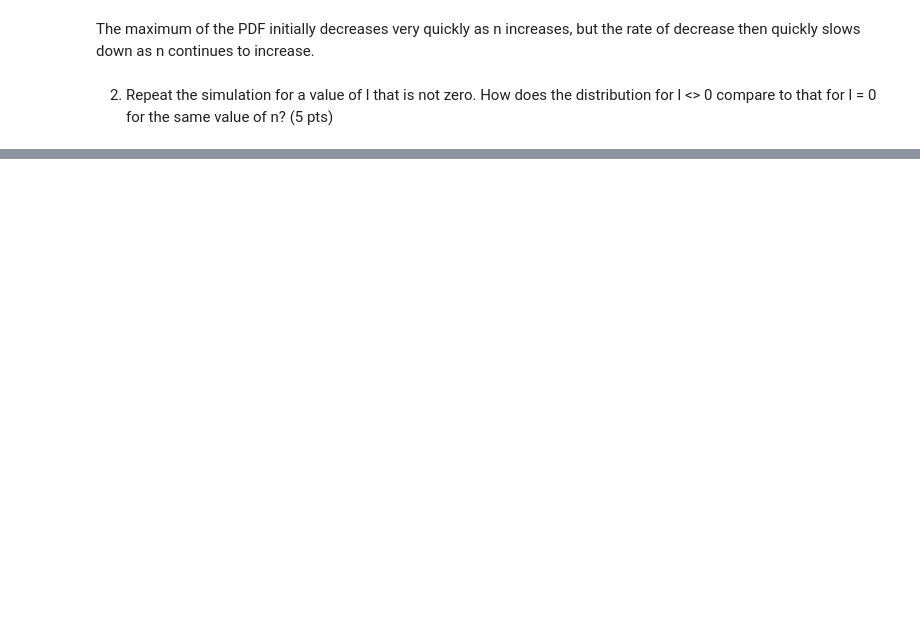
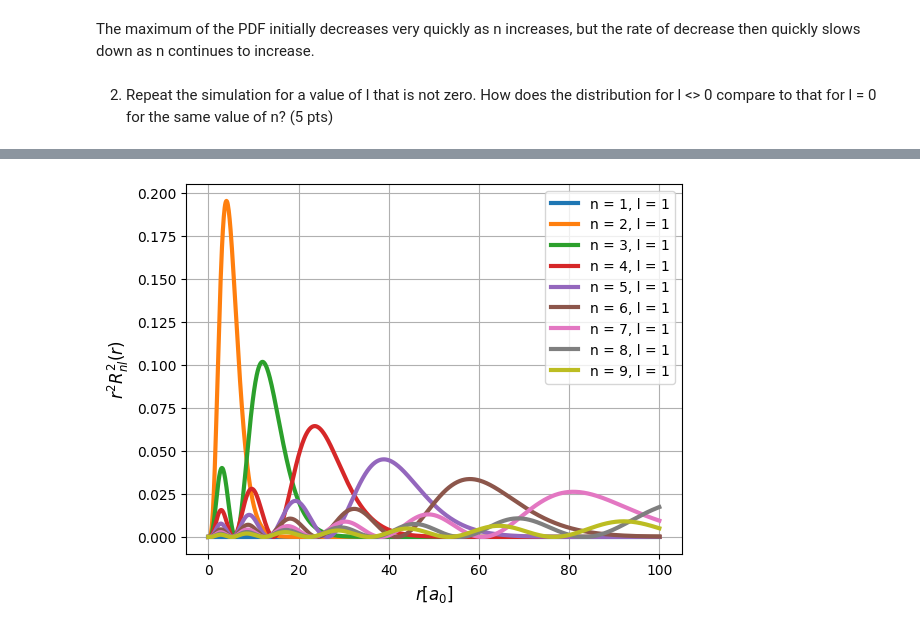
Before and after one commit to mikayla-eckelcifrese/EEE_434_functions, a Jupyter notebook: Project4_Atomic_Orbital_Simulation.ipynb, the cells around one changed output, grey strips where cells are left out. Saved outputs shown, nothing was run; the diff lists cells and outputs as text; code cells hidden in the pictures; blank space fills up the shorter version.

```diff
--- a/Project4_Atomic_Orbital_Simulation.ipynb
+++ b/Project4_Atomic_Orbital_Simulation.ipynb
@@ -21,24 +21,3 @@ for i in n:
 The maximum of the PDF initially decreases very quickly as n increases, but the rate of decrease then quickly slows down as n continues to increase.
 # %% [markdown]
 2. Repeat the simulation for a value of l that is not zero. How does the distribution for l <> 0 compare to that for l = 0 for the same value of n? (5 pts)
-# %%
-fig1, axs1 = plt.subplots(1, 3, figsize=(10, 6))
-fig2, axs2 = plt.subplots(1, 3, figsize=(10, 6))
-fig3, axs3 = plt.subplots(1, 3, figsize=(10, 6))
-
-
-n1 = [1, 2, 3]
-n2 = [4, 5, 6]
-n3 = [7, 8, 9]
-
-l = 1
-
-for i, ax in enumerate(axs1):
-    plot_rad_dist(n=n1[i], l = l, ax = ax)
-
-
-for i, ax in enumerate(axs2):
-    plot_rad_dist(n=n2[i], l = l, ax = ax)
-
-for i, ax in enumerate(axs3):
-    plot_rad_dist(n=n3[i], l = l, ax = ax)
@@ -49,3 +24,12 @@ for i, ax in enumerate(axs3):
+# %%
+fig1, axs1 = plt.subplots(1, 1)
+
+l = 1
+
+for i in n:
+    plot_rad_dist(n = i, l = l, ax = axs1)
+# %% [output]
+[figure, added]
 # %%
 import matplotlib.pyplot as plt
 import numpy as np
```
Also changed, not shown: parts of 4 cells of this notebook, 1 other file.
